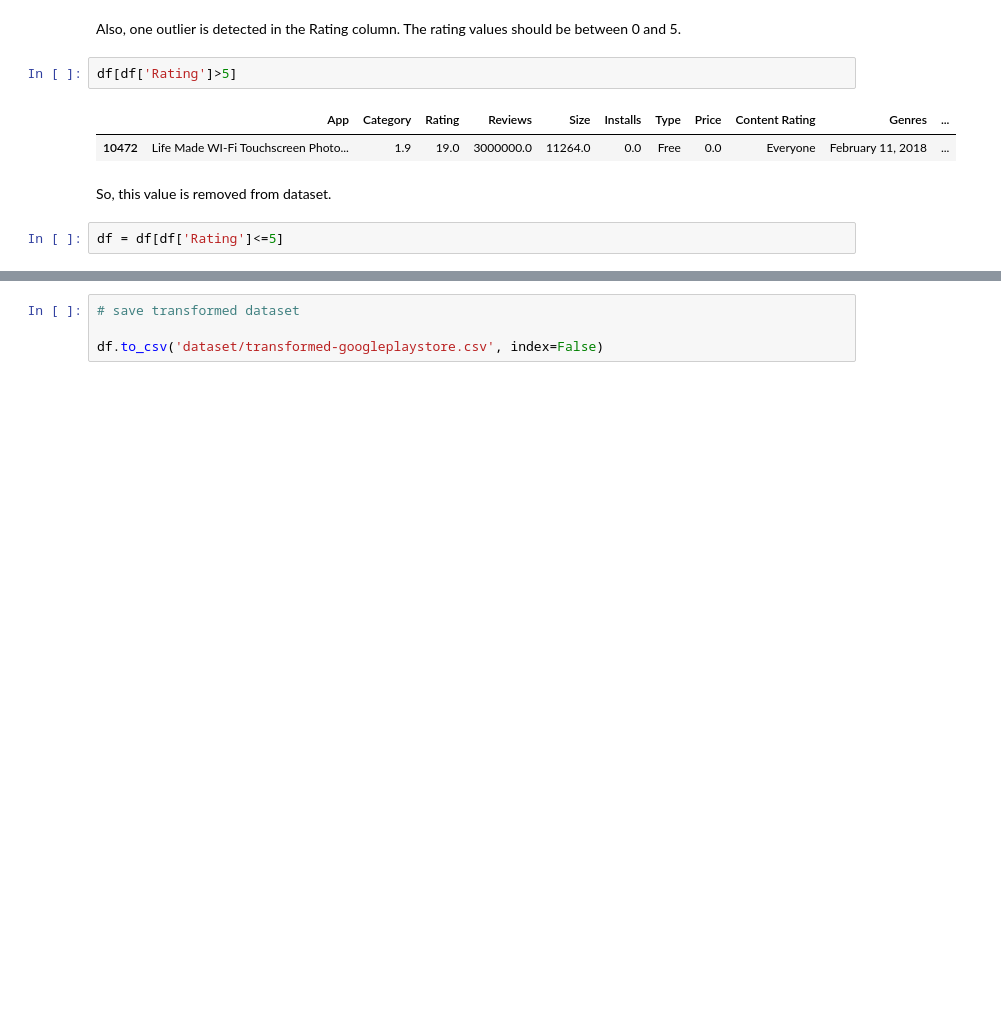
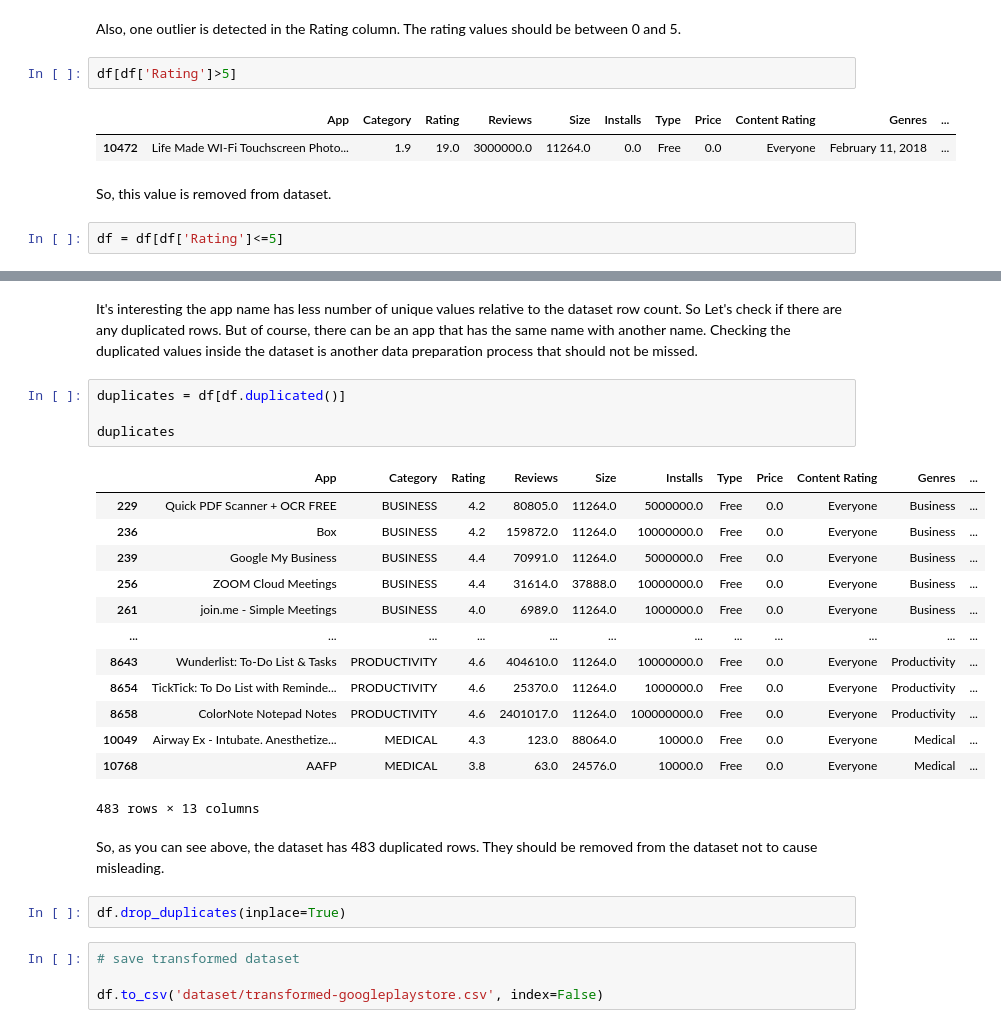
Before and after one commit to ftmoztl/EDA-data-visualization, a Jupyter notebook: data-transformation.ipynb, the cells around one changed output, grey strips where cells are left out. Cells and saved outputs as stored; diff of their text form; blank space fills up the shorter version.

Commit message:
fix: Drop duplicates from the dataset and save new version

```diff
--- a/data-transformation.ipynb
+++ b/data-transformation.ipynb
@@ -280,3 +288,27 @@ df = df[df['Rating']<=5]
+# %% [markdown]
+It's interesting the app name has less number of unique values relative to the dataset row count. So Let's check if there are any duplicated rows. But of course, there can be an app that has the same name with another name. Checking the duplicated values inside the dataset is another data preparation process that should not be missed.
+# %%
+duplicates = df[df.duplicated()]
+
+duplicates
+# %% [output]
+|  | App | Category | Rating | Reviews | Size | Installs | Type | Price | Content Rating | Genres | ... |
+| 229 | Quick PDF Scanner + OCR FREE | BUSINESS | 4.2 | 80805.0 | 11264.0 | 5000000.0 | Free | 0.0 | Everyone | Business | ... |
+| 236 | Box | BUSINESS | 4.2 | 159872.0 | 11264.0 | 10000000.0 | Free | 0.0 | Everyone | Business | ... |
+| 239 | Google My Business | BUSINESS | 4.4 | 70991.0 | 11264.0 | 5000000.0 | Free | 0.0 | Everyone | Business | ... |
+| 256 | ZOOM Cloud Meetings | BUSINESS | 4.4 | 31614.0 | 37888.0 | 10000000.0 | Free | 0.0 | Everyone | Business | ... |
+| 261 | join.me - Simple Meetings | BUSINESS | 4.0 | 6989.0 | 11264.0 | 1000000.0 | Free | 0.0 | Everyone | Business | ... |
+| ... | ... | ... | ... | ... | ... | ... | ... | ... | ... | ... | ... |
+| 8643 | Wunderlist: To-Do List & Tasks | PRODUCTIVITY | 4.6 | 404610.0 | 11264.0 | 10000000.0 | Free | 0.0 | Everyone | Productivity | ... |
+| 8654 | TickTick: To Do List with Reminde... | PRODUCTIVITY | 4.6 | 25370.0 | 11264.0 | 1000000.0 | Free | 0.0 | Everyone | Productivity | ... |
+| 8658 | ColorNote Notepad Notes | PRODUCTIVITY | 4.6 | 2401017.0 | 11264.0 | 100000000.0 | Free | 0.0 | Everyone | Productivity | ... |
+| 10049 | Airway Ex - Intubate. Anesthetize... | MEDICAL | 4.3 | 123.0 | 88064.0 | 10000.0 | Free | 0.0 | Everyone | Medical | ... |
+| 10768 | AAFP | MEDICAL | 3.8 | 63.0 | 24576.0 | 10000.0 | Free | 0.0 | Everyone | Medical | ... |
+483 rows × 13 columns
+# %% [markdown]
+So,  as you can see above, the dataset has 483 duplicated rows. They should be removed from the dataset not to cause misleading.
+# %%
+df.drop_duplicates(inplace=True)
 # %%
 # save transformed dataset
 
```
Also changed, not shown: parts of 1 cell of this notebook, 1 other file.
